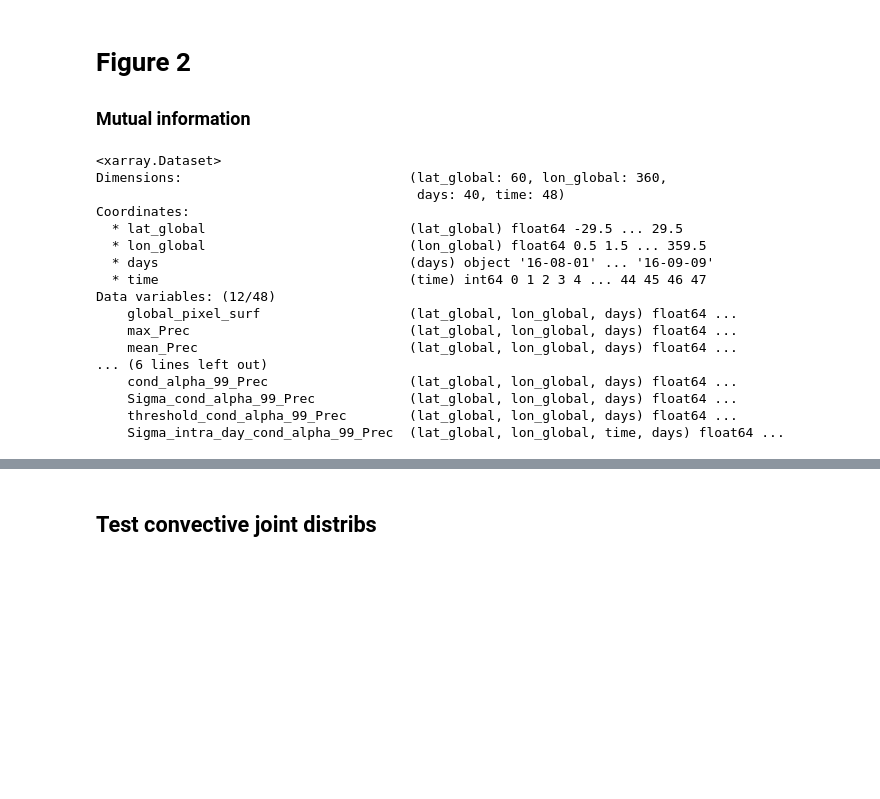
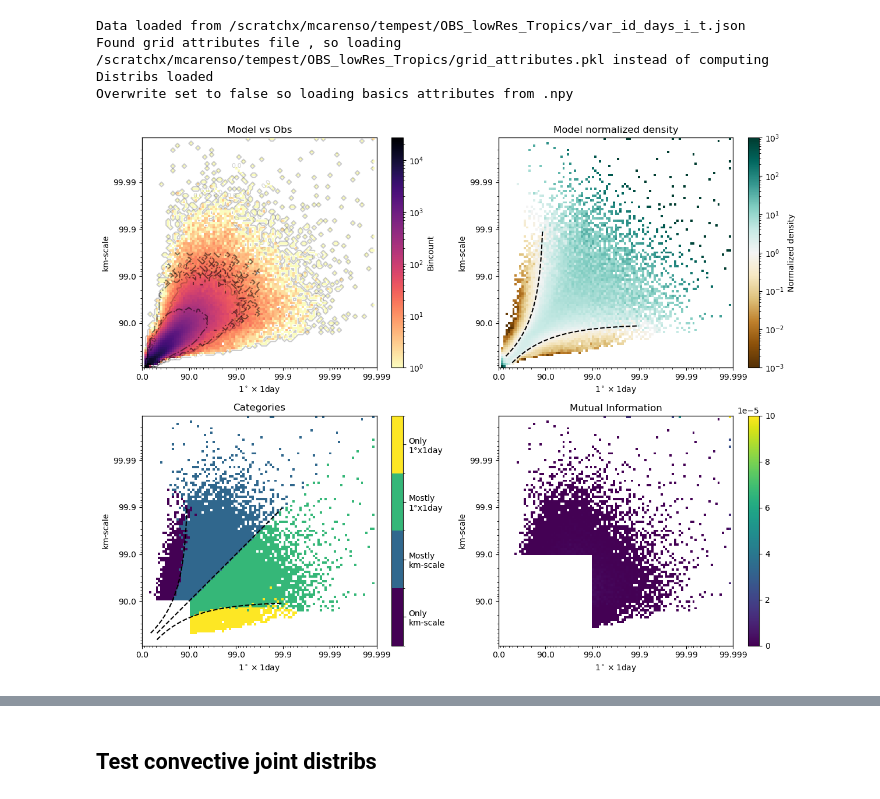
Before and after one commit to 19carenso/tempest, a Jupyter notebook: viz/cond_prec.ipynb, the cells around one changed output, grey strips where cells are left out. Drawn from its saved outputs; the diff is of its cells as text; code cells hidden in the pictures; blank space fills up the shorter version.

```diff
--- a/viz/cond_prec.ipynb
+++ b/viz/cond_prec.ipynb
@@ -11,6 +8,9 @@ import seaborn as sns  # Seaborn enhances the aesthetics of matplotlib plots
 import pandas as pd
 import xarray as xr
 import seaborn as sns
+import math
+import matplotlib.colors
+
 # sns.set()
 
 from tempest import casestudy
@@ -19,7 +19,7 @@ from tempest import storm_tracker
 from tempest import joint_distrib
 from tempest import handler
 from tempest.plots.hist import simple_hist
-settings_path = 'settings/sam_summer.yaml'
+settings_path = 'settings/sam_4km_30min_30d.yaml'
 # %%
 # Instantiate CaseStudy by passing the settings.
 # Should also create appropriate directories
@@ -37,5 +34,5 @@ Time elapsed for loading storms: 3.98 seconds
 # %%
-jd = joint_distrib.JointDistribution(gr, st, var_id_1 = "mean_unweighted_Prec", var_id_2 = "cond_alpha_85_Prec", nd=5, overwrite = True, dist_mask = False)
+jd = joint_distrib.JointDistribution(gr, None, var_id_1 = "mean_unweighted_Prec", var_id_2 = "cond_alpha_85_Prec", nbpd = 20, nd=5, overwrite = True, dist_mask = False)
 # jd_mm = joint_distrib.JointDistribution(gr, st, var_id_1 = "mean_Prec", var_id_2 = "max_Prec", nd=5, overwrite = True)
 # %% [output]
 Distribs have been recomputed because overwrite is set to True
@@ -280,6 +40,52 @@ Invalid limit will be ignored.
-# %% [markdown]
-# Figure 2
-### Mutual information
+# %%
+settings_path_obs = 'settings/obs_summer_30d.yaml'
+hdlr_obs = handler.Handler(settings_path_obs)
+cs_obs = casestudy.CaseStudy(hdlr_obs, overwrite = False ,verbose = False)
+gr_obs = grid.Grid(cs_obs, fast = True, overwrite= False, verbose_steps = False, verbose = False)
+# st_obs = storm_tracker.StormTracker(gr_obs, label_var_id = "MCS_label", overwrite_storms = False, overwrite = False)
+jd_obs = joint_distrib.JointDistribution(gr_obs, None, var_id_1 = "mean_unweighted_Prec", var_id_2 = "cond_alpha_85_Prec",nbpd = 5,  nd=5, overwrite = False, dist_mask = False)
+# %% [output]
+Data loaded from /scratchx/mcarenso/tempest/OBS_lowRes_Tropics/var_id_days_i_t.json
+Found grid attributes file , so loading /scratchx/mcarenso/tempest/OBS_lowRes_Tropics/grid_attributes.pkl instead of computing
+Distribs loaded
+Overwrite set to false so loading basics attributes from .npy
+# %%
+%matplotlib inline
+from skimage import measure # pylance: disable=import-error
+from tempest.plots.plot2d import set_frame_invlog, show_joint_histogram
+import math
+
+##TODO : Improve contour density by selecting only the longest contour array. Not usre if its possible wit matplolib only, but skimage works differently
+fig, axs = plt.subplots(2, 2, figsize=(1.28*9.6, 9.7))
+levels = [0, 25]
+
+jd.plot_data_contour(data = jd.bincount, contour=jd.bincount, contour_2=jd_obs.bincount, levels = levels, scale = 'log', label  = 'Bincount', title = 'Model vs Obs',
+                  cmap=plt.cm.magma_r, fig = fig, ax = axs[0,0], cb_bool =True)
+axs[0,0].set_xlabel(r"1$^\circ\times 1$day")
+axs[0,0].set_ylabel(r"km-scale")
+
+N_branch = 60
+jd.plot(mask = False, branch=[True, False] , fig = fig, ax = axs[0, 1], N_branch=N_branch, title = "Model normalized density", offset_low=1, offset_up=1)
+axs[0,1].set_xlabel(r"1$^\circ\times 1$day")
+axs[0,1].set_ylabel(r"km-scale")
+
+jd.plot(mask = True, branch=[True, True], fig = fig, ax = axs[1, 0], N_branch=N_branch, title = "Categories", offset_low=1, offset_up=1)
+axs[1,0].set_xlabel(r"1$^\circ\times 1$day")
+axs[1,0].set_ylabel(r"km-scale")
+
+bin_widths1=np.diff(jd.dist1.bins)
+bin_widths2=np.diff(jd.dist2.bins)
+bin_areas = np.outer(bin_widths1,bin_widths2)
+mi = (jd.bincount/np.nansum(jd.bincount)) * np.log(jd.norm_density) * bin_areas
+mi[:40, :40] = np.nan # we don't take those into account
+
+jd.plot_data(mi, fig = fig, ax = axs[1, 1], cmap = 'viridis', vbds = (-1e-8, 1e-4), title = 'Mutual Information')
+axs[1,1].set_xlabel(r"1$^\circ\times 1$day")
+axs[1,1].set_ylabel(r"km-scale")
+
+plt.tight_layout()
+# %% [output]
+[figure, added]
 # %%
 import math
 
@@ -304,25 +110,5 @@ def mutual_information(self, threshold=10):
                 pass
 
     return mi_pos+mi_neg, mi_pos, mi_neg
-# %%
-gr.get_var_id_ds("Prec")
-# %% [output]
-<xarray.Dataset>
-Dimensions:                             (lat_global: 60, lon_global: 360,
-                                         days: 40, time: 48)
-Coordinates:
-  * lat_global                          (lat_global) float64 -29.5 ... 29.5
-  * lon_global                          (lon_global) float64 0.5 1.5 ... 359.5
-  * days                                (days) object '16-08-01' ... '16-09-09'
-  * time                                (time) int64 0 1 2 3 4 ... 44 45 46 47
-Data variables: (12/48)
-    global_pixel_surf                   (lat_global, lon_global, days) float64 ...
-    max_Prec                            (lat_global, lon_global, days) float64 ...
-    mean_Prec                           (lat_global, lon_global, days) float64 ...
-... (6 lines left out)
-    cond_alpha_99_Prec                  (lat_global, lon_global, days) float64 ...
-    Sigma_cond_alpha_99_Prec            (lat_global, lon_global, days) float64 ...
-    threshold_cond_alpha_99_Prec        (lat_global, lon_global, days) float64 ...
-    Sigma_intra_day_cond_alpha_99_Prec  (lat_global, lon_global, time, days) float64 ...
 # %%
 def make_jds(var_id):
```
Also changed, not shown: parts of 33 cells of this notebook, 27 other files.
